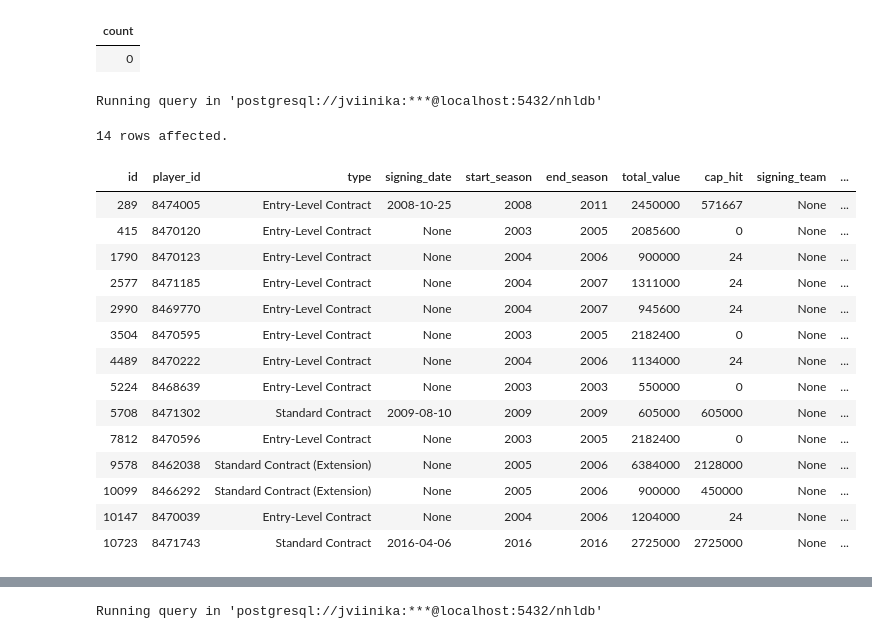
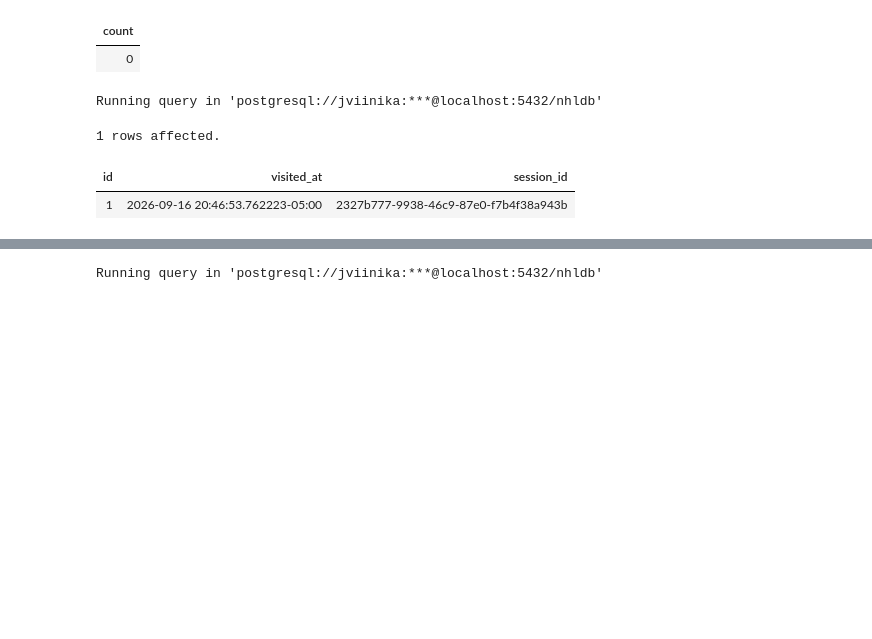
Before and after one commit to jusaviin/capConverter, a Jupyter notebook: database_management/databaseTesting.ipynb, the cells around one changed output, grey strips where cells are left out. Saved outputs shown, nothing was run; the diff lists cells and outputs as text; code cells hidden in the pictures; blank space fills up the shorter version.

Commit message:
Add visitor count and conversion count monitoring

```diff
--- a/database_management/databaseTesting.ipynb
+++ b/database_management/databaseTesting.ipynb
@@ -33,23 +33,9 @@ Running query in 'postgresql://jviinika:***@localhost:5432/nhldb'
 # %%
 %%sql
     SELECT *
-    FROM contracts
-    WHERE signing_team IS NULL;
+    FROM page_visits
 # %% [output]
 Running query in 'postgresql://jviinika:***@localhost:5432/nhldb'
-14 rows affected.
+1 rows affected.
-| id | player_id | type | signing_date | start_season | end_season | total_value | cap_hit | signing_team | ... |
-| 289 | 8474005 | Entry-Level Contract | 2008-10-25 | 2008 | 2011 | 2450000 | 571667 | None | ... |
-| 415 | 8470120 | Entry-Level Contract | None | 2003 | 2005 | 2085600 | 0 | None | ... |
-| 1790 | 8470123 | Entry-Level Contract | None | 2004 | 2006 | 900000 | 24 | None | ... |
-| 2577 | 8471185 | Entry-Level Contract | None | 2004 | 2007 | 1311000 | 24 | None | ... |
-| 2990 | 8469770 | Entry-Level Contract | None | 2004 | 2007 | 945600 | 24 | None | ... |
-| 3504 | 8470595 | Entry-Level Contract | None | 2003 | 2005 | 2182400 | 0 | None | ... |
-| 4489 | 8470222 | Entry-Level Contract | None | 2004 | 2006 | 1134000 | 24 | None | ... |
-| 5224 | 8468639 | Entry-Level Contract | None | 2003 | 2003 | 550000 | 0 | None | ... |
-| 5708 | 8471302 | Standard Contract | 2009-08-10 | 2009 | 2009 | 605000 | 605000 | None | ... |
-| 7812 | 8470596 | Entry-Level Contract | None | 2003 | 2005 | 2182400 | 0 | None | ... |
-| 9578 | 8462038 | Standard Contract (Extension) | None | 2005 | 2006 | 6384000 | 2128000 | None | ... |
-| 10099 | 8466292 | Standard Contract (Extension) | None | 2005 | 2006 | 900000 | 450000 | None | ... |
-| 10147 | 8470039 | Entry-Level Contract | None | 2004 | 2006 | 1204000 | 24 | None | ... |
-| 10723 | 8471743 | Standard Contract | 2016-04-06 | 2016 | 2016 | 2725000 | 2725000 | None | ... |
+| id | visited_at | session_id |
+| 1 | 2026-09-16 20:46:53.762223-05:00 | 2327b777-9938-46c9-87e0-f7b4f38a943b |
```
Also changed, not shown: parts of 1 cell of this notebook, 5 other files.
